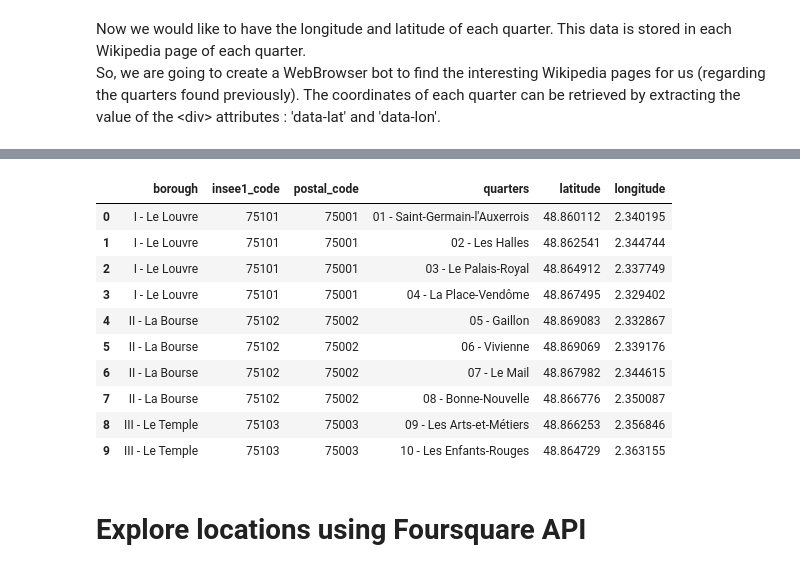
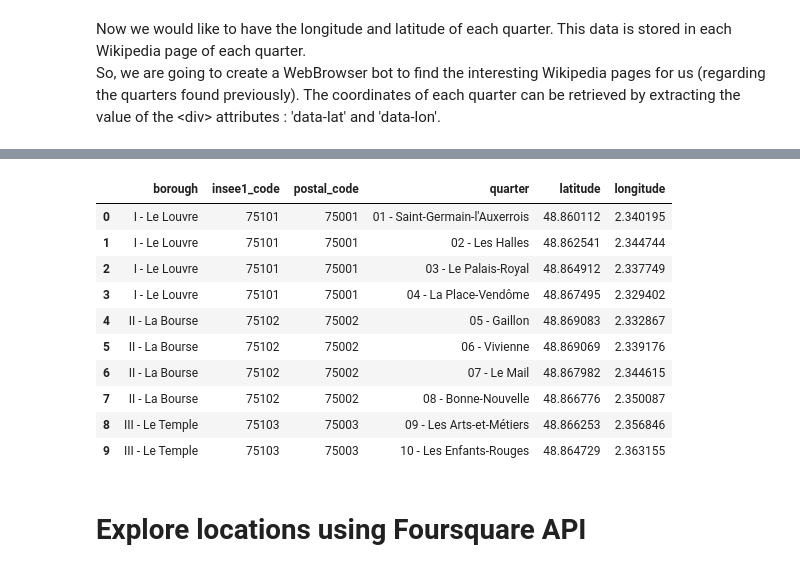
Before and after one commit to thoscc/Coursera_Capstone, a Jupyter notebook: capstone_project_the_battle_of_neighborhoods.ipynb, the cells around one changed output, grey strips where cells are left out. Saved outputs shown, nothing was run; the diff lists cells and outputs as text; code cells hidden in the pictures.

```diff
--- a/capstone_project_the_battle_of_neighborhoods.ipynb
+++ b/capstone_project_the_battle_of_neighborhoods.ipynb
@@ -238,9 +240,9 @@ for quarter_idx, wiki_quarter_url in enumerate(wiki_quarter_urls):
 # %%
-postal_codes_df = pd.read_csv('postal_codes_df.csv')
+paris_df = pd.read_csv('paris_df.csv')
 # %%
-postal_codes_df.head(10)
+paris_df.head(10)
 # %% [output]
-|  | borough | insee1_code | postal_code | quarters | latitude | longitude |
+|  | borough | insee1_code | postal_code | quarter | latitude | longitude |
 | 0 | I - Le Louvre | 75101 | 75001 | 01 - Saint-Germain-l'Auxerrois | 48.860112 | 2.340195 |
 | 1 | I - Le Louvre | 75101 | 75001 | 02 - Les Halles | 48.862541 | 2.344744 |
 | 2 | I - Le Louvre | 75101 | 75001 | 03 - Le Palais-Royal | 48.864912 | 2.337749 |
```
Also changed, not shown: parts of 42 cells of this notebook.
